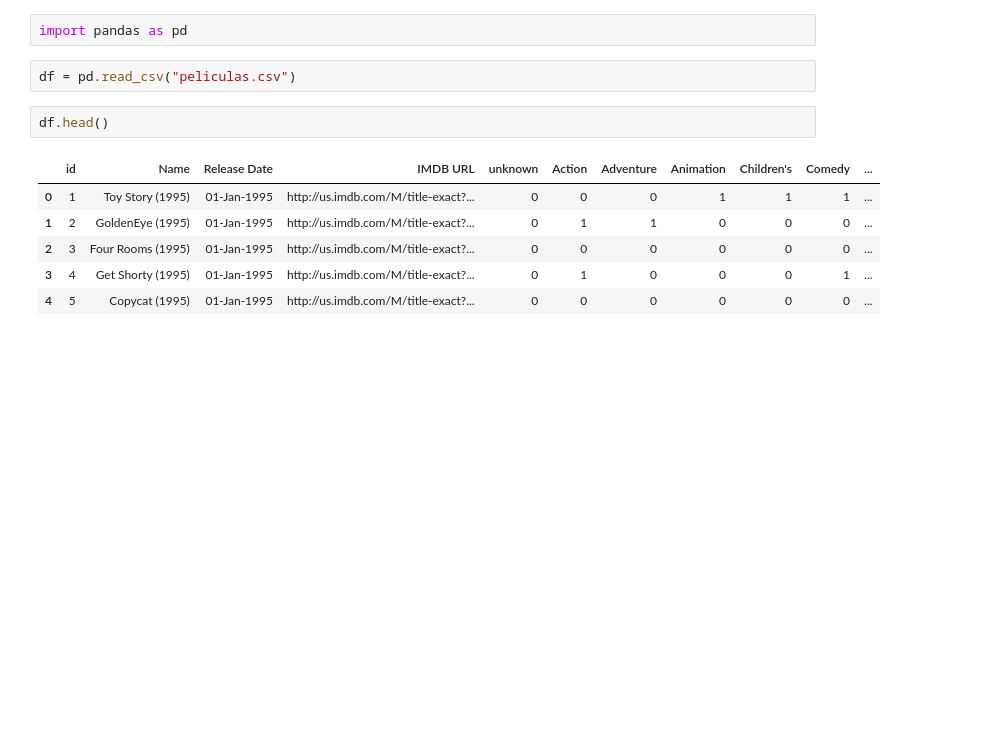
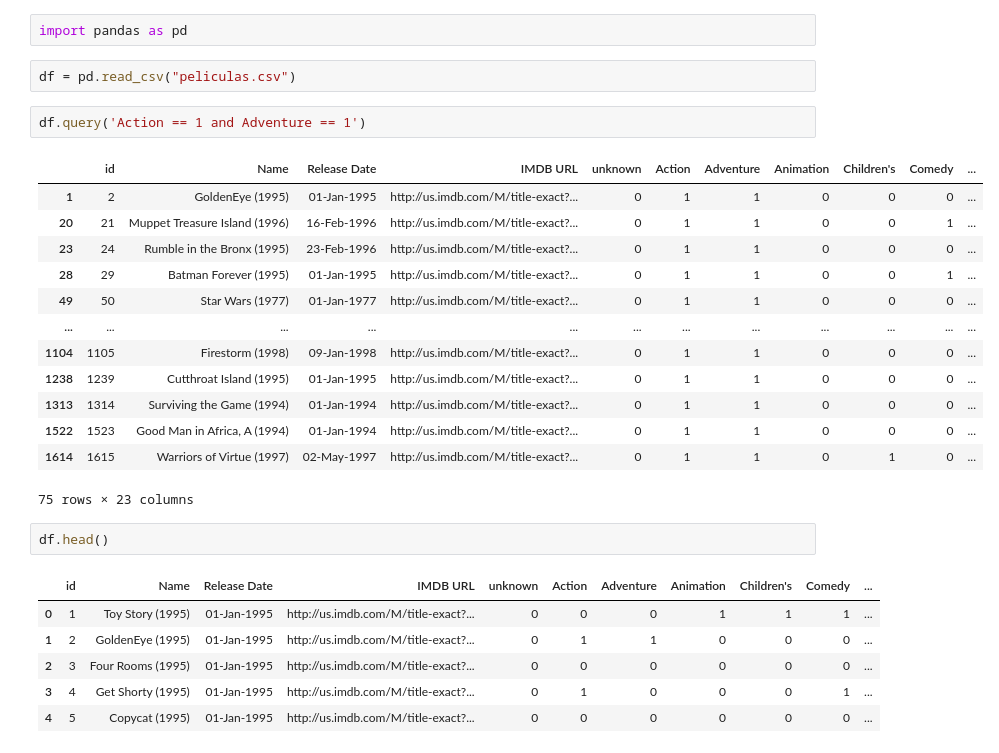
Before and after one commit to luispandolfi/DeepLearning2023_TP1_Gr1, a Jupyter notebook: TP_Integrador_Python.ipynb, the cells around one changed output. Cells and saved outputs as stored; diff of their text form; blank space fills up the shorter version.

```diff
--- a/TP_Integrador_Python.ipynb
+++ b/TP_Integrador_Python.ipynb
@@ -98,6 +98,22 @@ A continuación se muestra la estructura del DataFrame de Películas.
 import pandas as pd
 # %%
 df = pd.read_csv("peliculas.csv")
+# %%
+df.query('Action == 1 and Adventure == 1')
+# %% [output]
+|  | id | Name | Release Date | IMDB URL | unknown | Action | Adventure | Animation | Children's | Comedy | ... |
+| 1 | 2 | GoldenEye (1995) | 01-Jan-1995 | http://us.imdb.com/M/title-exact?... | 0 | 1 | 1 | 0 | 0 | 0 | ... |
+| 20 | 21 | Muppet Treasure Island (1996) | 16-Feb-1996 | http://us.imdb.com/M/title-exact?... | 0 | 1 | 1 | 0 | 0 | 1 | ... |
+| 23 | 24 | Rumble in the Bronx (1995) | 23-Feb-1996 | http://us.imdb.com/M/title-exact?... | 0 | 1 | 1 | 0 | 0 | 0 | ... |
+| 28 | 29 | Batman Forever (1995) | 01-Jan-1995 | http://us.imdb.com/M/title-exact?... | 0 | 1 | 1 | 0 | 0 | 1 | ... |
+| 49 | 50 | Star Wars (1977) | 01-Jan-1977 | http://us.imdb.com/M/title-exact?... | 0 | 1 | 1 | 0 | 0 | 0 | ... |
+| ... | ... | ... | ... | ... | ... | ... | ... | ... | ... | ... | ... |
+| 1104 | 1105 | Firestorm (1998) | 09-Jan-1998 | http://us.imdb.com/M/title-exact?... | 0 | 1 | 1 | 0 | 0 | 0 | ... |
+| 1238 | 1239 | Cutthroat Island (1995) | 01-Jan-1995 | http://us.imdb.com/M/title-exact?... | 0 | 1 | 1 | 0 | 0 | 0 | ... |
+| 1313 | 1314 | Surviving the Game (1994) | 01-Jan-1994 | http://us.imdb.com/M/title-exact?... | 0 | 1 | 1 | 0 | 0 | 0 | ... |
+| 1522 | 1523 | Good Man in Africa, A (1994) | 01-Jan-1994 | http://us.imdb.com/M/title-exact?... | 0 | 1 | 1 | 0 | 0 | 0 | ... |
+| 1614 | 1615 | Warriors of Virtue (1997) | 02-May-1997 | http://us.imdb.com/M/title-exact?... | 0 | 1 | 1 | 0 | 1 | 0 | ... |
+75 rows × 23 columns
 # %%
 df.head()
 # %% [output]
```
Also changed, not shown: 2 other files.
